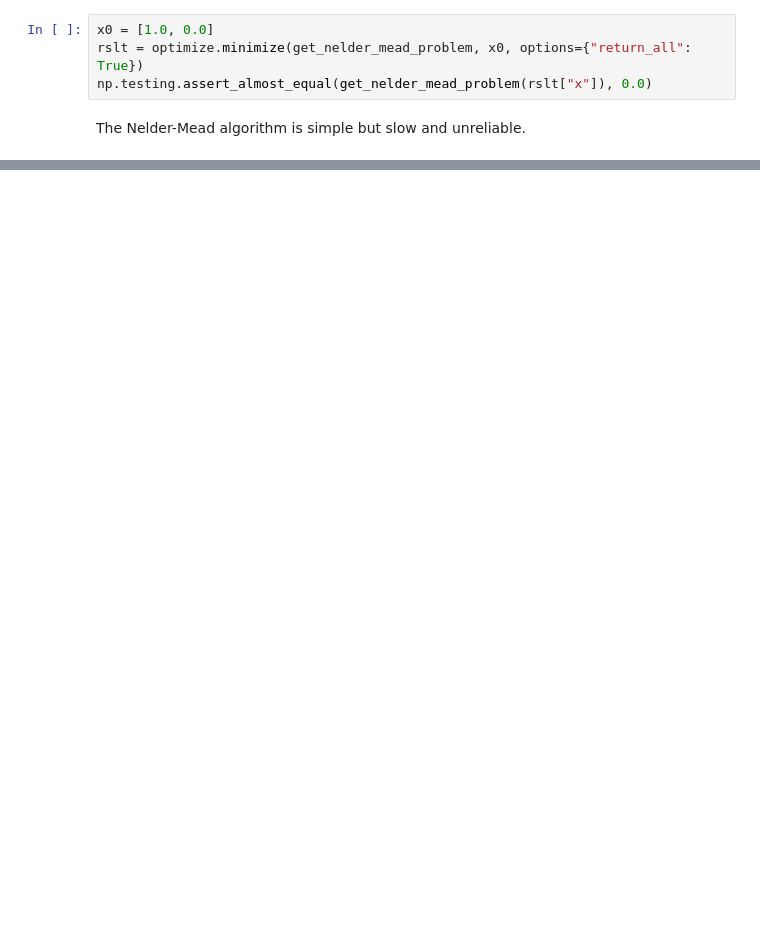
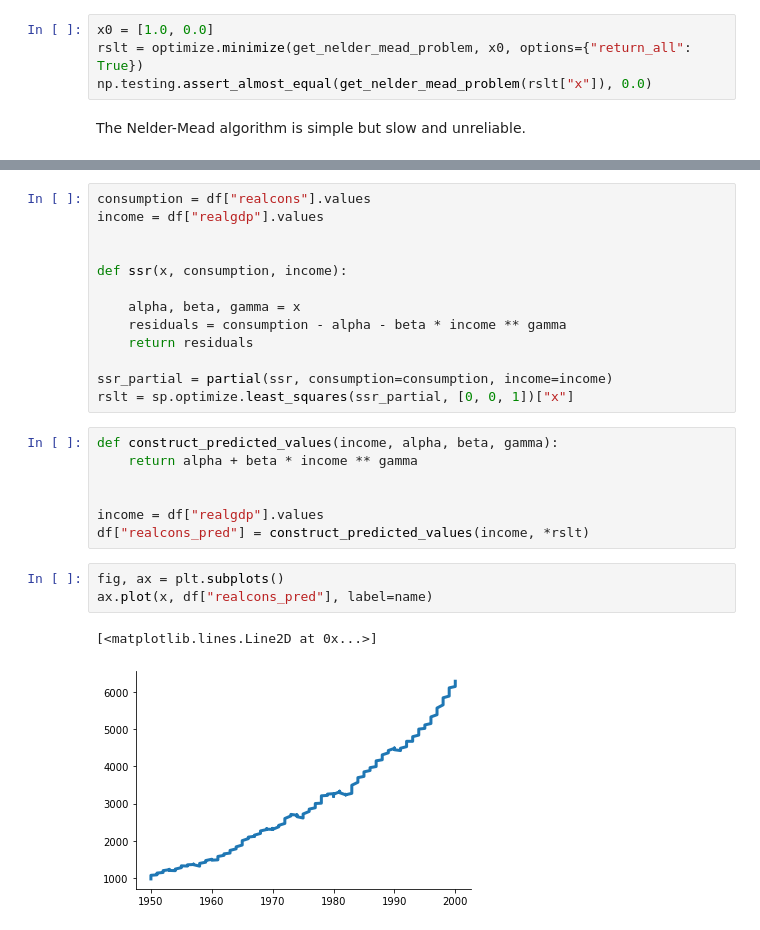
Before and after one commit to OpenSourceEconomics/ose-course-scientific-computing, a Jupyter notebook: lectures/optimization/notebook.ipynb, the cells around one changed output, grey strips where cells are left out. Drawn from its saved outputs; the diff is of its cells as text; blank space fills up the shorter version.

```diff
--- a/lectures/optimization/notebook.ipynb
+++ b/lectures/optimization/notebook.ipynb
@@ -209,0 +278,26 @@ This is called the method of steepest ascent because the gradient, to a first or
+# %%
+consumption = df["realcons"].values
+income = df["realgdp"].values
+
+
+def ssr(x, consumption, income):
+
+    alpha, beta, gamma = x
+    residuals = consumption - alpha - beta * income ** gamma
+    return residuals
+
+ssr_partial = partial(ssr, consumption=consumption, income=income)
+rslt = sp.optimize.least_squares(ssr_partial, [0, 0, 1])["x"]
+# %%
+def construct_predicted_values(income, alpha, beta, gamma):
+    return alpha + beta * income ** gamma
+
+
+income = df["realgdp"].values
+df["realcons_pred"] = construct_predicted_values(income, *rslt)
+# %%
+fig, ax = plt.subplots()
+ax.plot(x, df["realcons_pred"], label=name)
+# %% [output]
+[<matplotlib.lines.Line2D at 0x...>]
+[figure, added]
```
Also changed, not shown: parts of 17 cells of this notebook, 6 other files.
